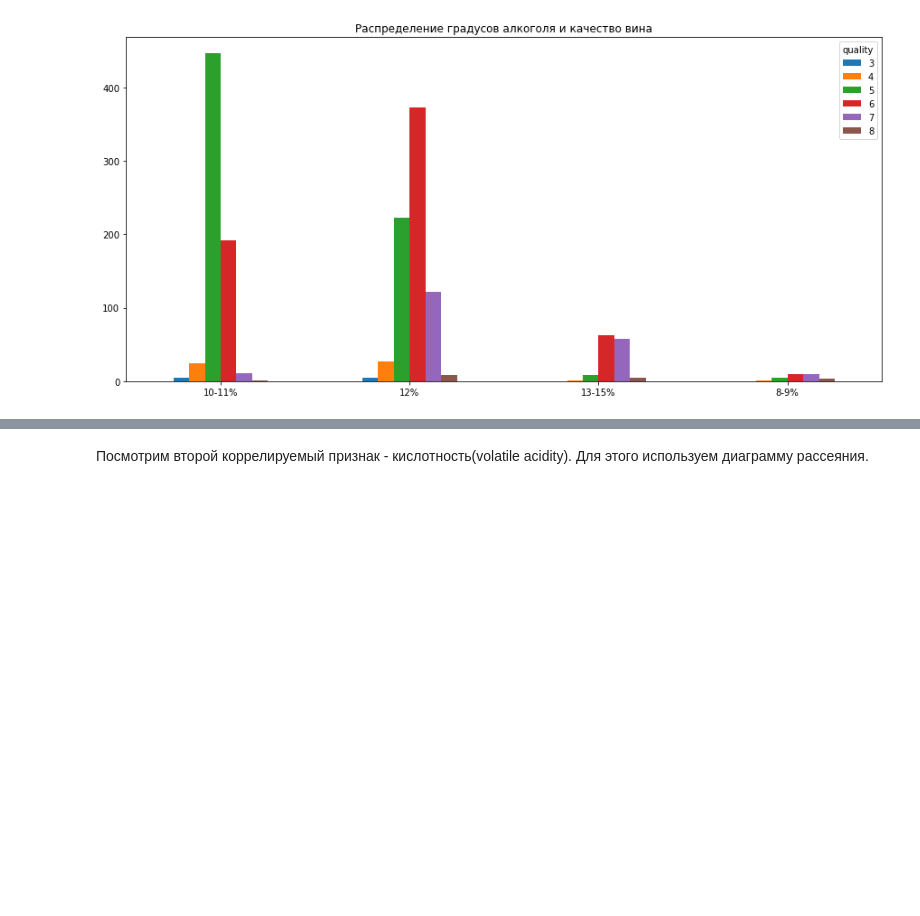
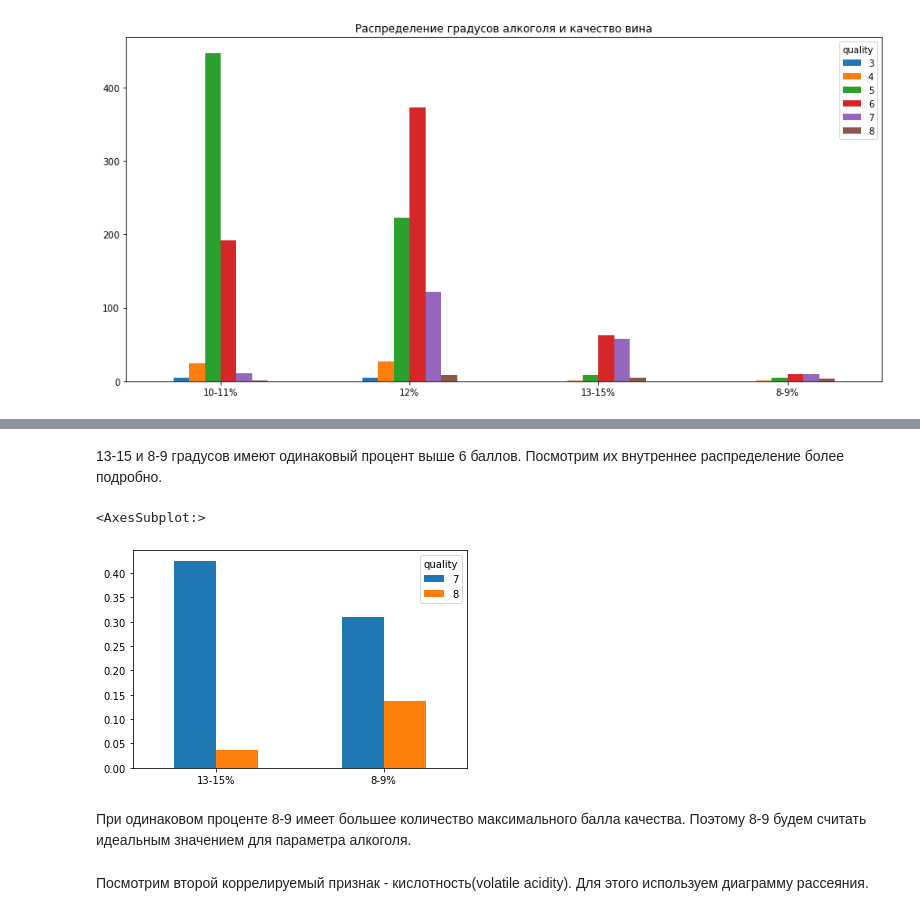
Before and after one commit to serjro/wine-quality-research, a Jupyter notebook: wine_quality.ipynb, the cells around one changed output, grey strips where cells are left out. Saved outputs shown, nothing was run; the diff lists cells and outputs as text; code cells hidden in the pictures; blank space fills up the shorter version.

```diff
--- a/wine_quality.ipynb
+++ b/wine_quality.ipynb
@@ -120,3 +132,12 @@ plt.show()
+# %% [markdown]
+13-15 и 8-9 градусов имеют одинаковый процент выше 6 баллов. Посмотрим их внутреннее распределение более подробно.
+# %%
+sub2.iloc[2:4,4:6].plot(kind='bar',rot=0)
+# %% [output]
+<AxesSubplot:>
+[figure, added]
+# %% [markdown]
+При одинаковом проценте 8-9 имеет большее количество максимального балла качества. Поэтому 8-9 будем считать идеальным значением для параметра алкоголя.
 # %% [markdown]
 Посмотрим второй коррелируемый признак - кислотность(volatile acidity). Для этого используем диаграмму рассеяния.
 # %%
```
Also changed, not shown: parts of 9 cells of this notebook.
